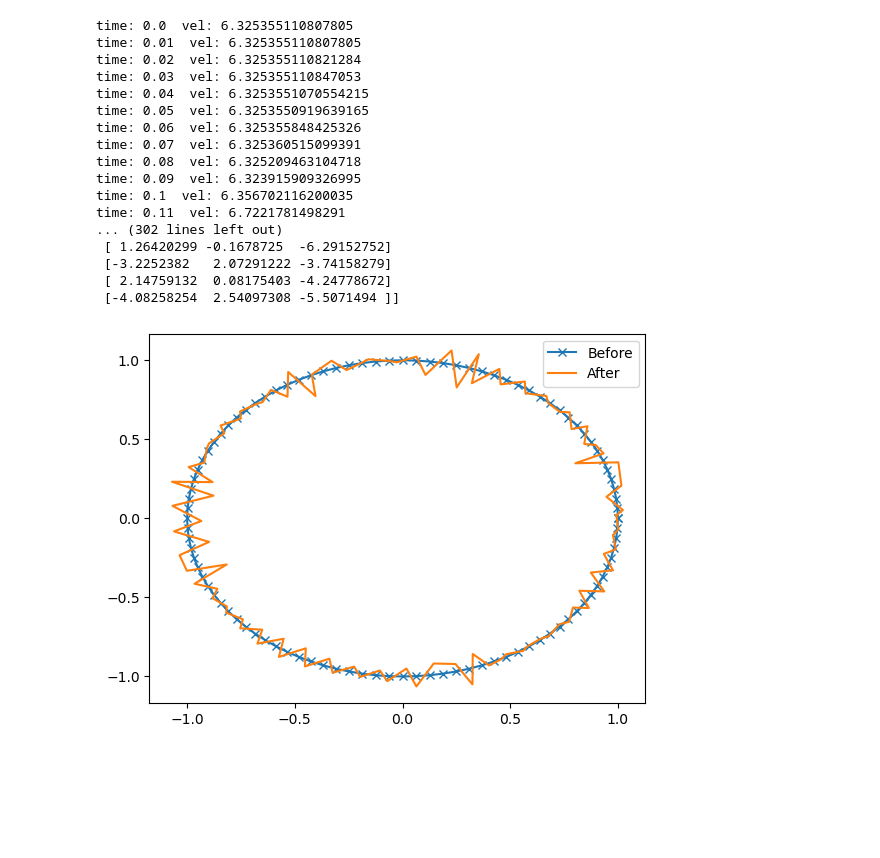
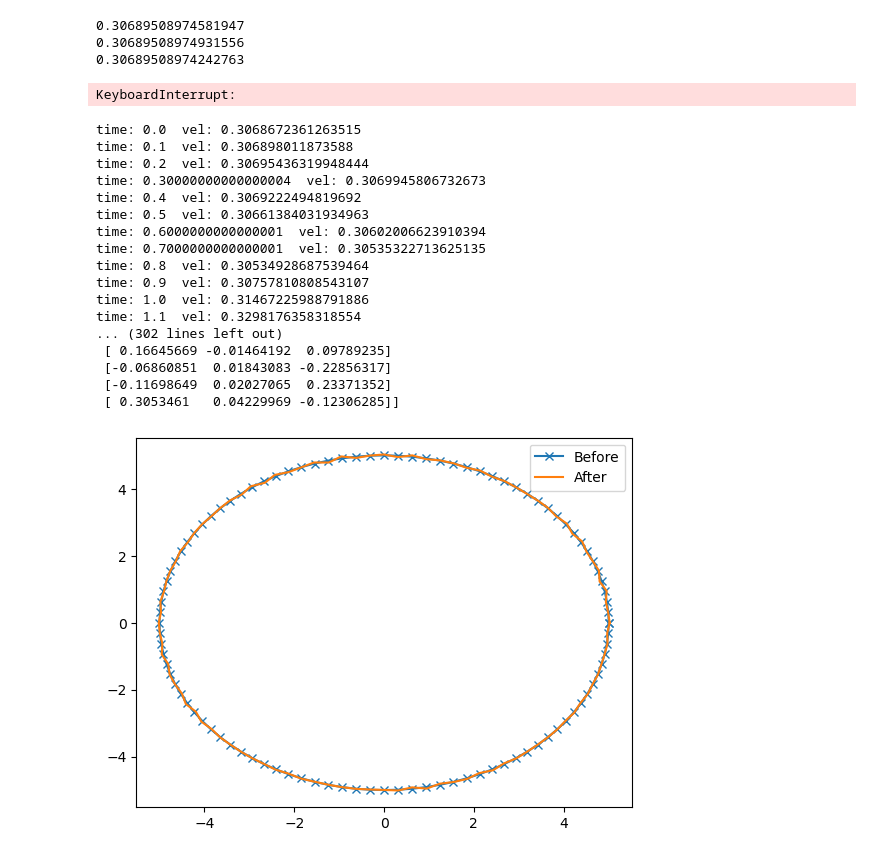
Before and after one commit to colecooper100/vorpy, a Jupyter notebook: src/vorpy/vorpy_test.ipynb, the cells around one changed output. Cells and saved outputs as stored; diff of their text form; code cells hidden in the pictures; blank space fills up the shorter version.

```diff
--- a/src/vorpy/vorpy_test.ipynb
+++ b/src/vorpy/vorpy_test.ipynb
@@ -117,10 +68,10 @@ plt.show()
 # %%
 DTYP = np.float64
-RADIUS = 1
-crad = DTYP(RADIUS * 1e-3)
+RADIUS = 5
+crad = DTYP(RADIUS * 1e-4)
 CIRC = 1
 NUMSEGMENTS = 100
 
-vpring = ringpath(RADIUS, NUMSEGMENTS, DTYP, crad, CIRC)
+ringvor = ringpath(RADIUS, NUMSEGMENTS, DTYP, crad, CIRC)
 # %%
-velring = vpring.vel(1e-6, 1e-4, THREADED)
+velring = ringvor.vel(1e-6, 1e-2, THREADED)
@@ -155,0 +82,20 @@ print(vpring.vel_onring_infthin*scl - velring[0, 2])
+# %%
+print(np.mean(velring[:, 2]))
+print(np.max(velring[:, 2]))
+print(np.min(velring[:, 2]))
+# %% [output]
+0.30689508974581947
+0.30689508974931556
+0.30689508974242763
+# %%
+EPSILON = 1e-1
+
+# d r / d t = wbs
+def odefn(t, flattenedvpps):
+    ringvor.vpps = flattenedvpps.reshape(-1, 3)
+    return ringvor.vel(1e-6, 1e-2, THREADED).flatten()
+
+TSTOP = 0.1
+sol = spi.solve_ivp(odefn, (0, TSTOP), ringvor.vpps.flatten(), t_eval=np.arange(0, TSTOP, EPSILON))
+# %% [output]
+KeyboardInterrupt:
@@ -156,39 +104,39 @@ print(vpring.vel_onring_infthin*scl - velring[0, 2])
 # %%
-epsilon = 1e-2
-vppsbefore = vpring.vpps.copy()
-velringbefore = vpring.vel(1e-6, 1e-4, THREADED)
-for tstep in np.arange(0, 0.15, epsilon):
-    velring = vpring.vel(1e-6, 1e-4, THREADED)
-    vpring.vpps += epsilon * velring
+
+vppsbefore = ringvor.vpps.copy()
+velringbefore = ringvor.vel(1e-6, 1e-4, THREADED)
+for tstep in np.arange(0, 1.5, EPSILON):
+    velring = ringvor.vel(1e-6, 1e-4, THREADED)
+    ringvor.vpps += EPSILON * velring
     print('time:', tstep, ' vel:', velring[0, 2])
 
 
-vppsafter = vpring.vpps.copy()
-velringafter = vpring.vel(1e-6, 1e-4, THREADED)
+vppsafter = ringvor.vpps.copy()
+velringafter = ringvor.vel(1e-6, 1e-4, THREADED)
 print(velringbefore)
 print(velringafter)
 print(velringafter - velringbefore)
 
 plt.plot(vppsbefore[:, 0], vppsbefore[:, 1], 'x-', label='Before')
 plt.plot(vppsafter[:, 0], vppsafter[:, 1], label='After')
 plt.legend()
 plt.show()
 # %% [output]
-time: 0.0  vel: 6.325355110807805
-time: 0.01  vel: 6.325355110807805
-time: 0.02  vel: 6.325355110821284
-time: 0.03  vel: 6.325355110847053
-time: 0.04  vel: 6.3253551070554215
-time: 0.05  vel: 6.3253550919639165
-time: 0.06  vel: 6.325355848425326
-time: 0.07  vel: 6.325360515099391
-time: 0.08  vel: 6.325209463104718
-time: 0.09  vel: 6.323915909326995
-time: 0.1  vel: 6.356702116200035
-time: 0.11  vel: 6.7221781498291
+time: 0.0  vel: 0.3068672361263515
+time: 0.1  vel: 0.306898011873588
+time: 0.2  vel: 0.30695436319948444
+time: 0.30000000000000004  vel: 0.3069945806732673
+time: 0.4  vel: 0.3069222494819692
+time: 0.5  vel: 0.30661384031934963
+time: 0.6000000000000001  vel: 0.30602006623910394
+time: 0.7000000000000001  vel: 0.30535322713625135
+time: 0.8  vel: 0.30534928687539464
+time: 0.9  vel: 0.30757810808543107
+time: 1.0  vel: 0.31467225988791886
+time: 1.1  vel: 0.3298176358318554
 ... (302 lines left out)
- [ 1.26420299 -0.1678725  -6.29152752]
- [-3.2252382   2.07291222 -3.74158279]
- [ 2.14759132  0.08175403 -4.24778672]
- [-4.08258254  2.54097308 -5.5071494 ]]
+ [ 0.16645669 -0.01464192  0.09789235]
+ [-0.06860851  0.01843083 -0.22856317]
+ [-0.11698649  0.02027065  0.23371352]
+ [ 0.3053461   0.04229969 -0.12306285]]
-[figure, old version]
+[figure, new version]
```
Also changed, not shown: parts of 12 cells of this notebook, 15 other files.
